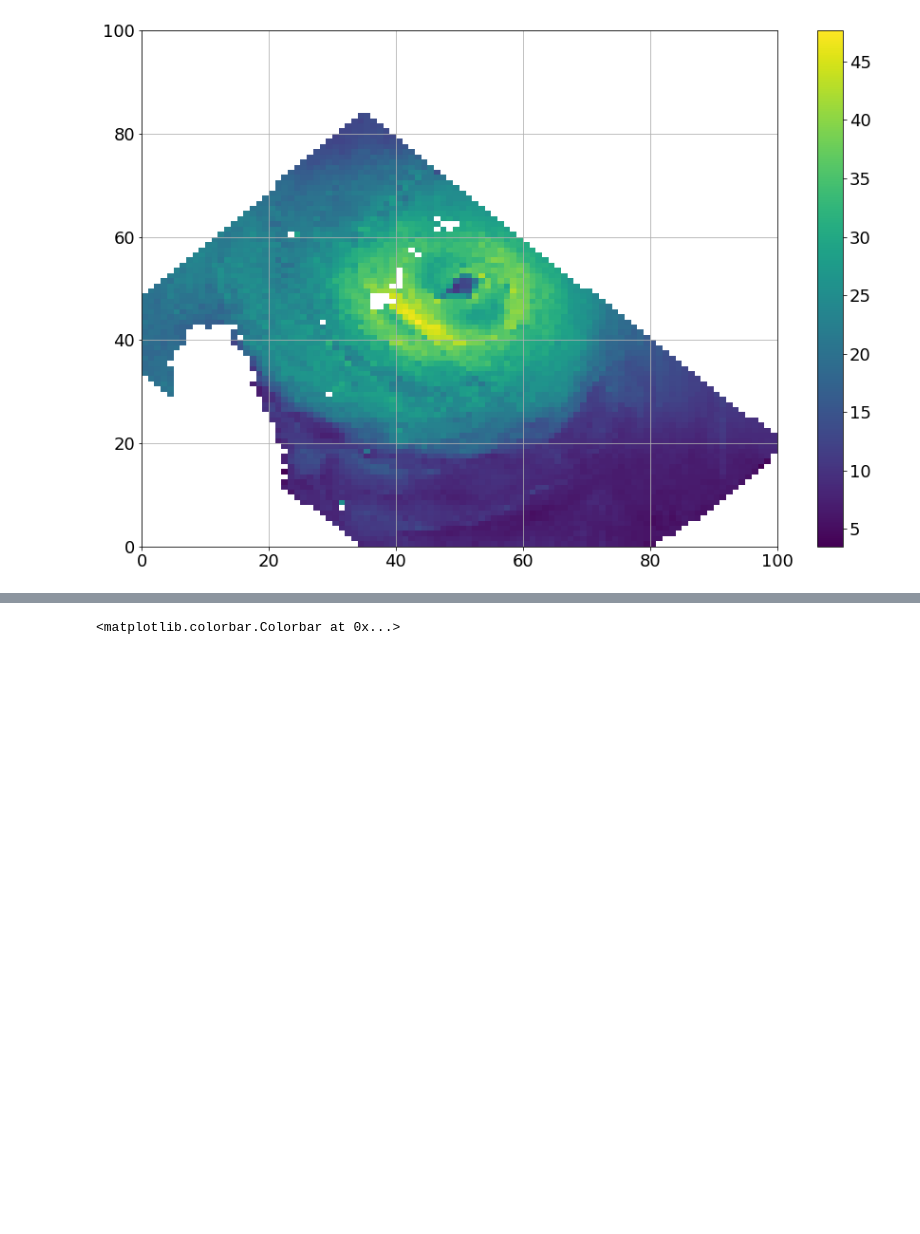
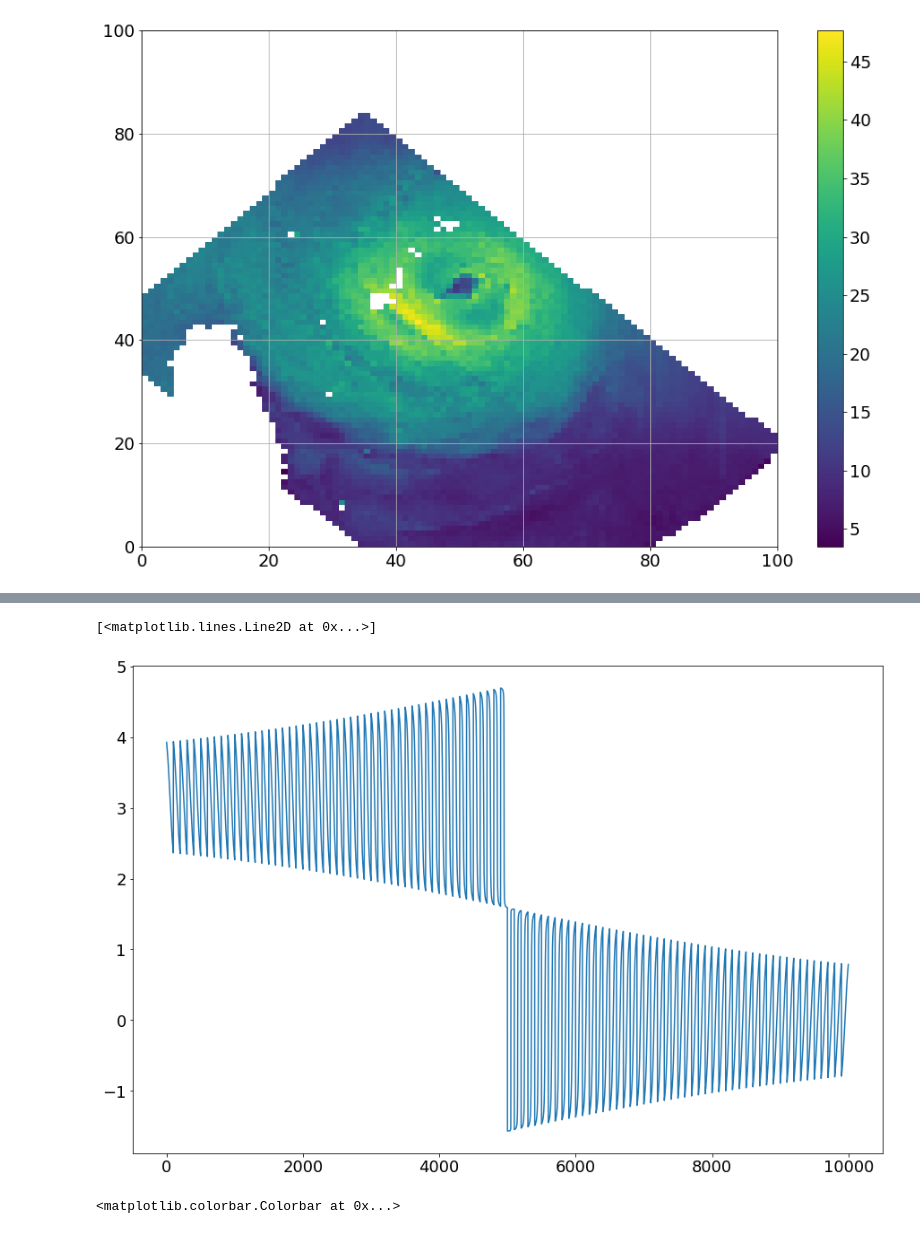
Before and after one commit to Arthur117/bigData2022_covariance, a Jupyter notebook: cov_mat_by_cat.ipynb, the cells around one changed output, grey strips where cells are left out. Drawn from its saved outputs; the diff is of its cells as text; code cells hidden in the pictures; blank space fills up the shorter version.

```diff
--- a/cov_mat_by_cat.ipynb
+++ b/cov_mat_by_cat.ipynb
@@ -132,3 +146,8 @@ x_Ex = ds_polar_stack['wind_speed'] - ds_polar_stack.mean(dim='pixel', skipna=Tr
+# %%
+plt.plot(product['th_grid'])
+# %% [output]
+[<matplotlib.lines.Line2D at 0x...>]
+[figure, added]
 # %%
 plt.pcolormesh(ds_polar_all.mean(dim='time', skipna=True)['wind_speed']);plt.colorbar()
 # %% [output]
```
Also changed, not shown: parts of 5 cells of this notebook, 1 other file.
